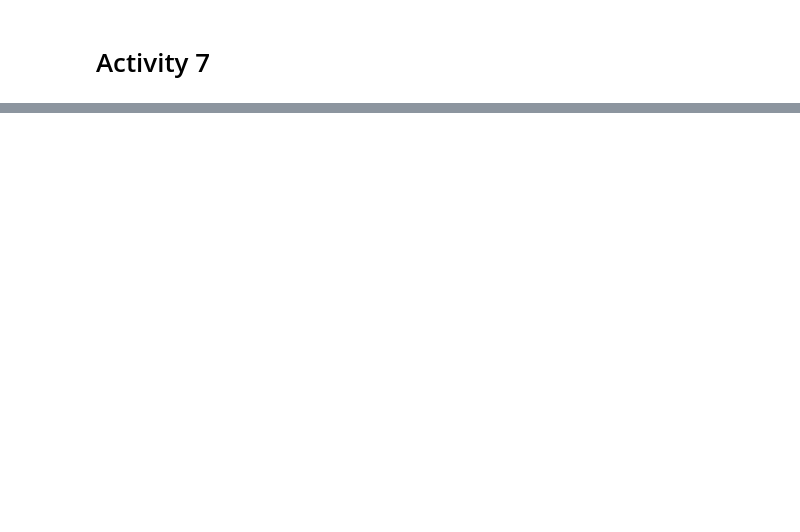
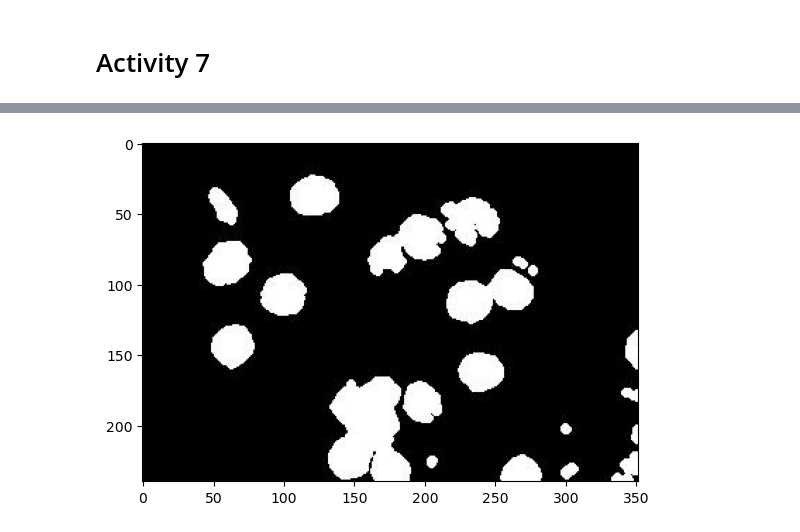
Before and after one commit to genvert/AP_157_FX-2_Vertudez, a Jupyter notebook: Activity 7/Activity 7.ipynb, the cells around one changed output, grey strips where cells are left out. Drawn from its saved outputs; the diff is of its cells as text; code cells hidden in the pictures; blank space fills up the shorter version.

```diff
--- a/Activity 7/Activity 7.ipynb
+++ b/Activity 7/Activity 7.ipynb
@@ -69,0 +68,8 @@ array([[nan, nan, nan, ..., nan, nan, nan],
+# %%
+malaria_morphed = plt.imread('malaria_morphed_img.jpg')
+
+plt.imshow(malaria_morphed)
+
+from skimage.measure import label, regionprops, regionprops_table
+# %% [output]
+[figure, added]
```
Also changed, not shown: parts of 2 cells of this notebook, 1 other file.
